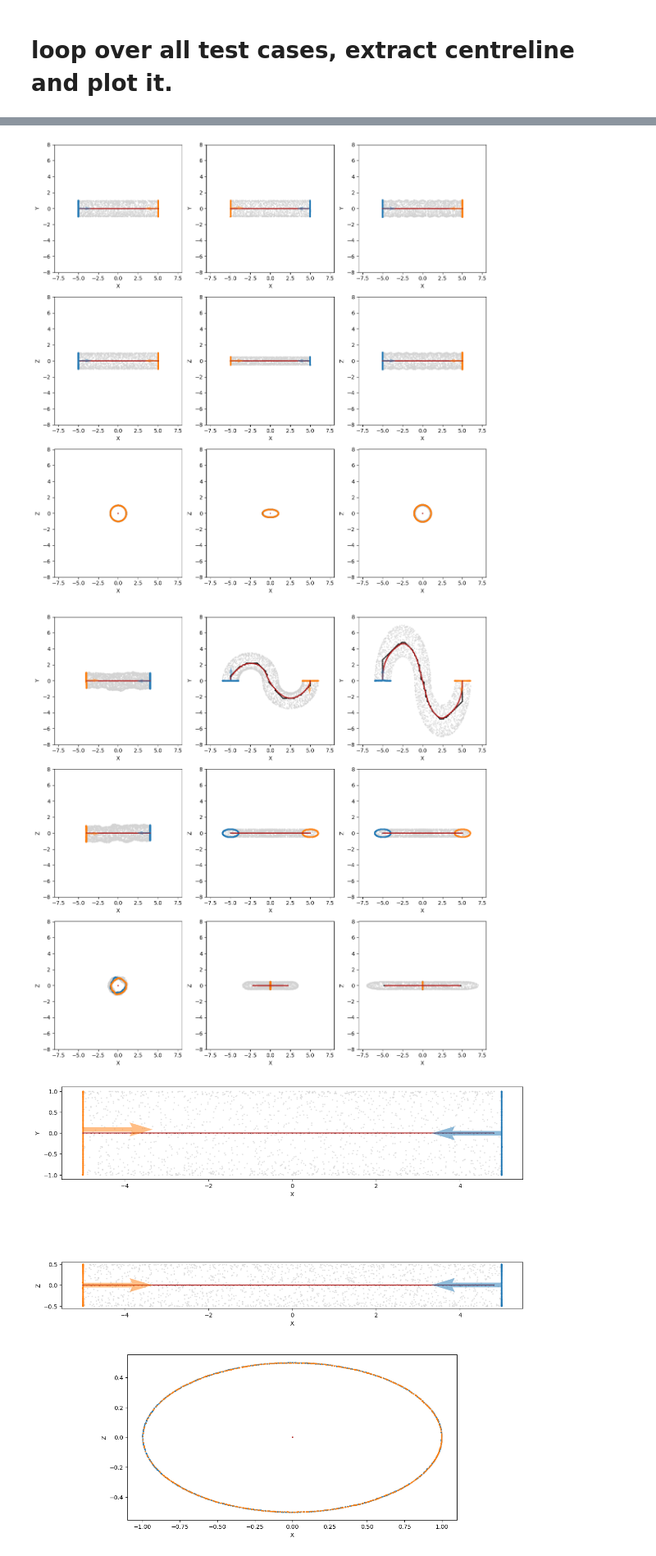
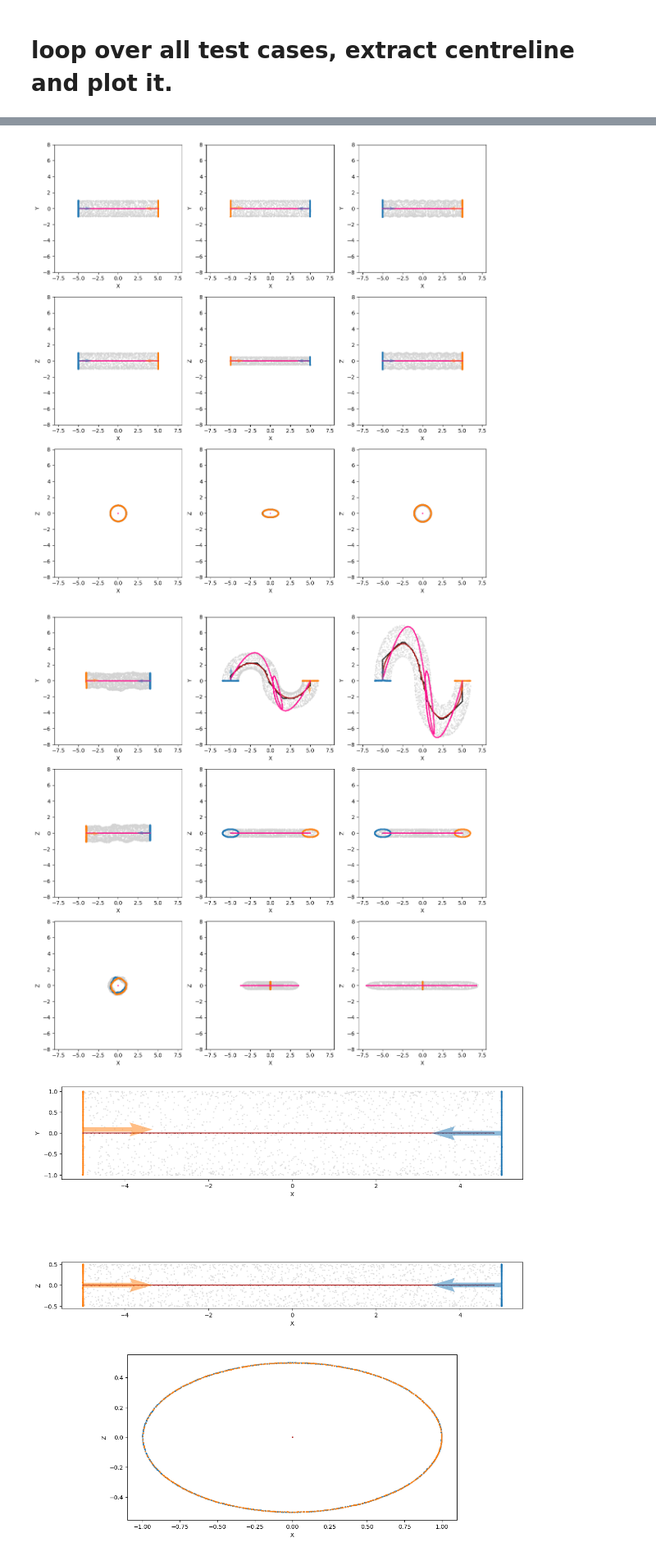
Before and after one commit to ERC-Karst/pc-centrelines, a Jupyter notebook: notebooks/MST_centrelines.ipynb, the cells around one changed output, grey strips where cells are left out. Shown: that part at 82% size. Cells and saved outputs as stored; diff of their text form; code cells hidden in the pictures.

```diff
--- a/notebooks/MST_centrelines.ipynb
+++ b/notebooks/MST_centrelines.ipynb
@@ -75,7 +75,6 @@ for c, basename in enumerate(basenames):
 
     source1 = c.findNearestNode(out["P1"]*1000)
     target1 = c.findNearestNode(out["P2"]*1000)
-
 
     p = c.computeCenterline(source1, target1)
 
@@ -161,6 +160,11 @@ for c, basename in enumerate(basenames):
         ps = [bezier[0] for bezier in s8]
         ps.append(s8[-1][-1])
         writeDXFPath(f"{thedir}/centerspline-fit1.dxf", ps, ezdxf.colors.WHITE)
+
+        coords = np.array(ps)/1000
+        # save to file.
+        np.savetxt(f"./temp/centrelines/MST_{CONDUIT_NAME}_{DELTA}_centerspline-fit1-simplified.txt", coords, fmt= "%.3e")
+
     else:
         print("simplified polyline has fewer than 2 vertices. Impossible to simplify further.")
         s4 = spline.subdivideBeziers(s2, 100)
@@ -215,6 +239,10 @@ def plot_centrelines(basename_list,ids, out_fp, figsize =(8,6)):
 
         centreline = np.loadtxt(f"./temp/centrelines/MST_{CONDUIT_NAME}_{DELTA}_raw_centreline.txt")
         centrespline = np.loadtxt(f"./temp/centrelines/MST_{CONDUIT_NAME}_{DELTA}_centerspline-direct.txt")
+        if exists(f"./temp/centrelines/MST_{CONDUIT_NAME}_{DELTA}_centerspline-fit1-simplified.txt"):
+            centrespline_fit = np.loadtxt(f"./temp/centrelines/MST_{CONDUIT_NAME}_{DELTA}_centerspline-fit1-simplified.txt")
+        else:
+            centrespline_fit = np.loadtxt(f"./temp/centrelines/MST_{CONDUIT_NAME}_{DELTA}_centerspline-direct.txt")
 
         ax = fig.add_subplot(3, len(basename_list), c+1)
         ax.scatter(*meshdata[::10, [0,1]].T, color = "lightgrey", alpha = 0.5, s = 2)
@@ -224,6 +252,7 @@ def plot_centrelines(basename_list,ids, out_fp, figsize =(8,6)):
         ax.quiver(*ring["P2"][[0,1]] ,*ring["nP2"][[0,1]],color = "C1", **arrow_props)
         ax.plot(*centreline[:, [0,1]].T, "-o", markersize=1, color = "k")
         ax.plot(*centrespline[:, [0,1]].T, "-o", markersize=1, color = "firebrick")
+        ax.plot(*centrespline_fit[:, [0,1]].T, "-o", markersize=1, color = "deeppink")
 
         ax.set_xlabel('X')
         ax.set_ylabel('Y')
@@ -241,6 +270,7 @@ def plot_centrelines(basename_list,ids, out_fp, figsize =(8,6)):
         ax.quiver(*ring["P2"][[0,2]] ,*ring["nP2"][[0,2]],color = "C1", **arrow_props)
         ax.plot(*centreline[:, [0,2]].T, "-o", markersize=1, color = "k")
         ax.plot(*centrespline[:, [0,2]].T, "-o", markersize=1, color = "firebrick")
+        ax.plot(*centrespline_fit[:, [0,2]].T, "-o", markersize=1, color = "deeppink")
 
         ax.set_xlabel('X')
         ax.set_ylabel('Z')
@@ -255,6 +285,7 @@ def plot_centrelines(basename_list,ids, out_fp, figsize =(8,6)):
         ax.scatter(*ring["ring2"][:, [1,2]].T, c="C1", s = 2, label = "ring 2")
         ax.plot(*centreline[:, [1,2]].T, "-o", markersize=1, color = "k")
         ax.plot(*centrespline[:, [1,2]].T, "-o", markersize=1, color = "firebrick")
+        ax.plot(*centrespline_fit[:, [1,2]].T, "-o", markersize=1, color = "deeppink")
 
         ax.set_xlabel('X')
         ax.set_ylabel('Z')
@@ -273,13 +304,13 @@ basenames_simple = ["straight_cylinder_L10_R1",
 # %%
 plot_centrelines(basenames_simple,[0,1,2], "./temp/finding_inlet_outlet_rings_and_centrelines_MST_simple.png", figsize=(12,12))
 # %% [output]
-[figure, old version]
+[figure, new version]
 # %%
 basenames_complex = ["straight_cylinder_L8_R1_stochastic","sinuous_D5_r_1","extra_sinuous_D5_r_1"]
 # %%
-plot_centrelines(basenames_complex,[3,4,5], "./temp/finding_inlet_outlet_rings_and_centrelines_MST_complex.png", figsize=(12,12))
+plot_centrelines(basenames_complex,[3,4,5], "./temp/finding_inlet_outlet_rings_and_centrelines_MST_complex_with_spline.png", figsize=(12,12))
 # %% [output]
-[figure, old version]
+[figure, new version]
 # %%
 def plot_a_centreline(basename,id,  out_fp, figsize = (6,6), loc = True):
 
```
Also changed, not shown: parts of 2 cells of this notebook, 9 other files.
